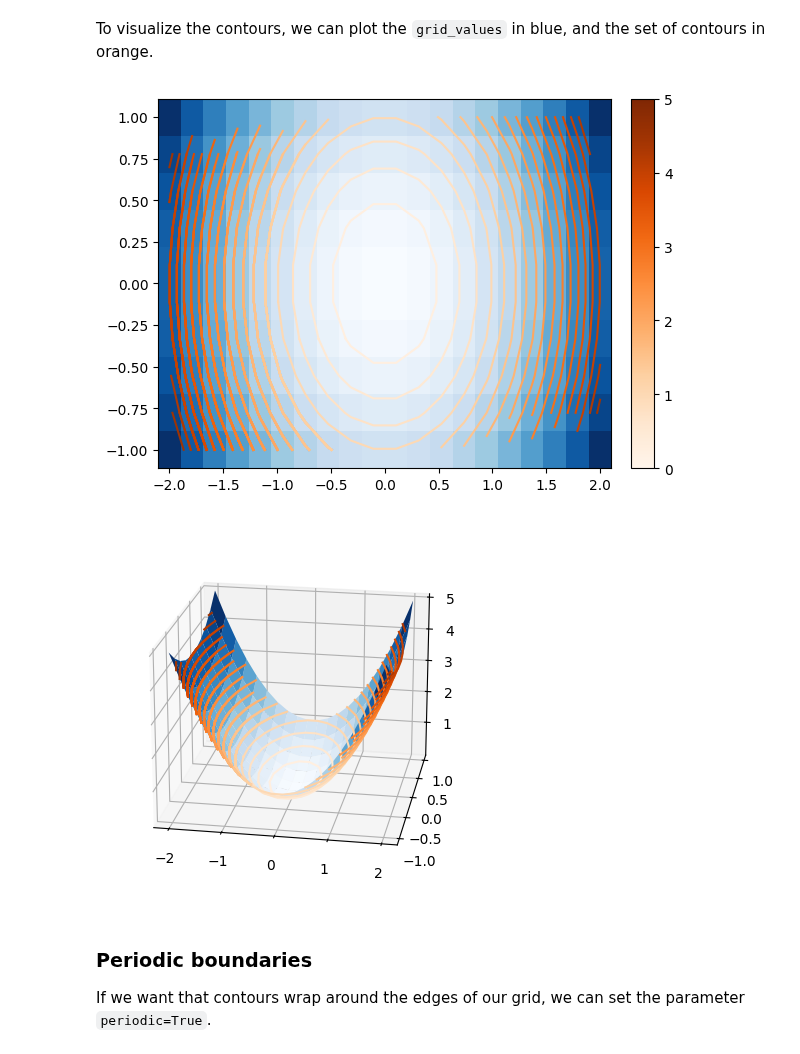
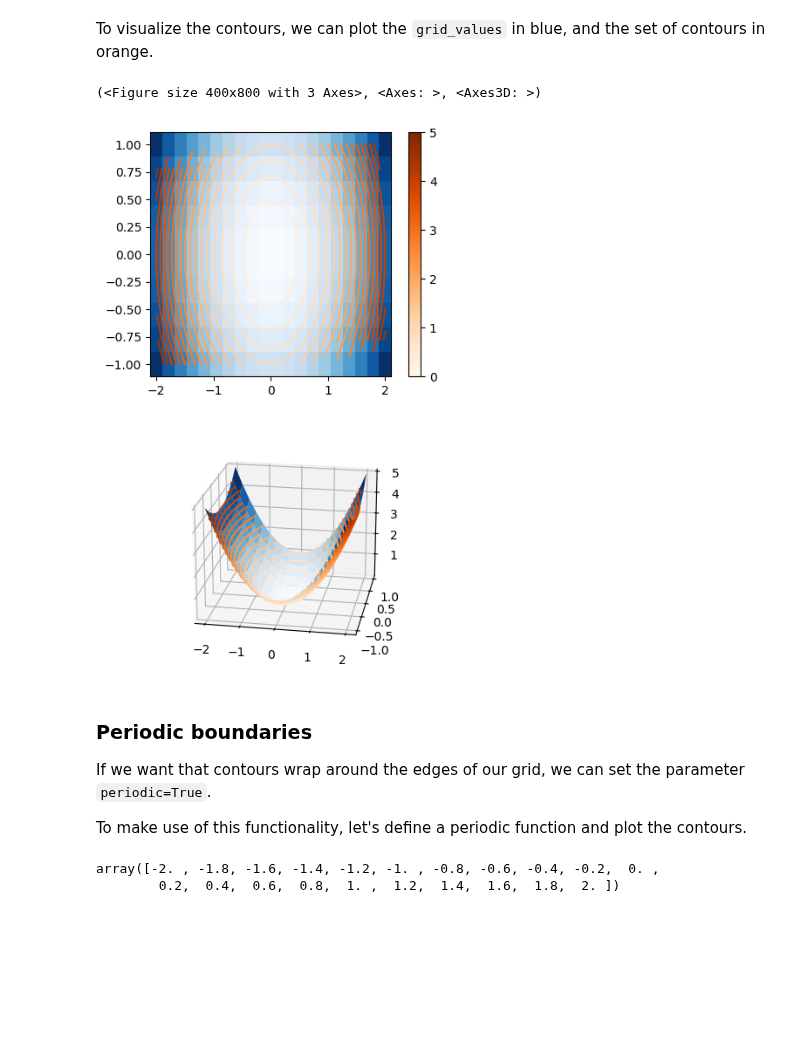
Before and after one commit to piskunow/fermi-contours, a Jupyter notebook: docs/tutorial.ipynb, the cells around one changed output. Cells and saved outputs as stored; diff of their text form; code cells hidden in the pictures; blank space fills up the shorter version.

```diff
--- a/docs/tutorial.ipynb
+++ b/docs/tutorial.ipynb
@@ -108,53 +116,13 @@ array([0.  , 0.25, 0.5 , 0.75, 1.  , 1.25, 1.5 , 1.75, 2.  , 2.25, 2.5 ,
 contours_open = [squares(l) for l in levels_open]
 # %% [markdown]
 To visualize the contours, we can plot the `grid_values` in blue, and the set of contours in orange.
-# %%
-fig, ax = plt.subplots()
-
-
-n = len(levels_open)
-color_list = plt.cm.Oranges(np.linspace(0, 1, n))
-
-cmap = plt.cm.Oranges
-norm = colors.Normalize(vmin=levels_open[0], vmax=levels_open[-1])
-
-for i, contours_per_level in enumerate(contours_open):
-    for contour in contours_per_level:
-
-        ax.plot(*np.array(contour).T, color=color_list[i])
-
-
-divider = make_axes_locatable(ax)
-cax = divider.new_horizontal(size="5%", pad=0.2)
-fig.add_axes(cax)
-fig.colorbar(plt.cm.ScalarMappable(norm=norm, cmap=cmap), cax=cax)
-X, Y = np.meshgrid(*squares.grid_points)
-ax.pcolormesh(X, Y, squares.grid_values.T, cmap="Blues");
-# %% [output]
-[figure, removed]
-# %%
-fig, ax = plt.subplots(subplot_kw=dict(projection='3d', computed_zorder=False))
-
-X, Y = np.meshgrid(*squares.grid_points)
-ax.plot_surface(X, Y, squares.grid_values.T, alpha=1, cmap="Blues")
-ax.view_init(azim=-80, elev=20)
-
-n = len(levels_open)
-color_list = plt.cm.Oranges(np.linspace(0, 1, n))
-
-cmap = plt.cm.Oranges
-norm = colors.Normalize(vmin=levels_open[0], vmax=levels_open[-1])
-
-for i, (level, contours_per_level) in enumerate(zip(levels_open, contours_open)):
-    for contour in contours_per_level:
-        if len(contour) > 0:
-            _x, _y = np.array(contour)[None, :].T
-            _z = np.ones(len(_x))[:, None] * level
-            ax.plot(_x, _y, _z, color=color_list[i])
-# %% [output]
-[figure, removed]
+# %%
+plot_contours(squares, levels=levels_open, contours=contours_open)
+# %% [output]
+(<Figure size 400x800 with 3 Axes>, <Axes: >, <Axes3D: >)
+[figure, added]
 # %% [markdown]
-
-
 ### Periodic boundaries
 If we want that contours wrap around the edges of our grid, we can set the parameter `periodic=True`.
+
+To make use of this functionality, let's define a periodic function and plot the contours.
@@ -160,0 +140,6 @@ If we want that contours wrap around the edges of our grid, we can set the param
+# %%
+levels_periodic = np.linspace(-2, 2, 21)
+levels_periodic
+# %% [output]
+array([-2. , -1.8, -1.6, -1.4, -1.2, -1. , -0.8, -0.6, -0.4, -0.2,  0. ,
+        0.2,  0.4,  0.6,  0.8,  1. ,  1.2,  1.4,  1.6,  1.8,  2. ])
```
Also changed, not shown: parts of 8 cells of this notebook, 2 other files.
